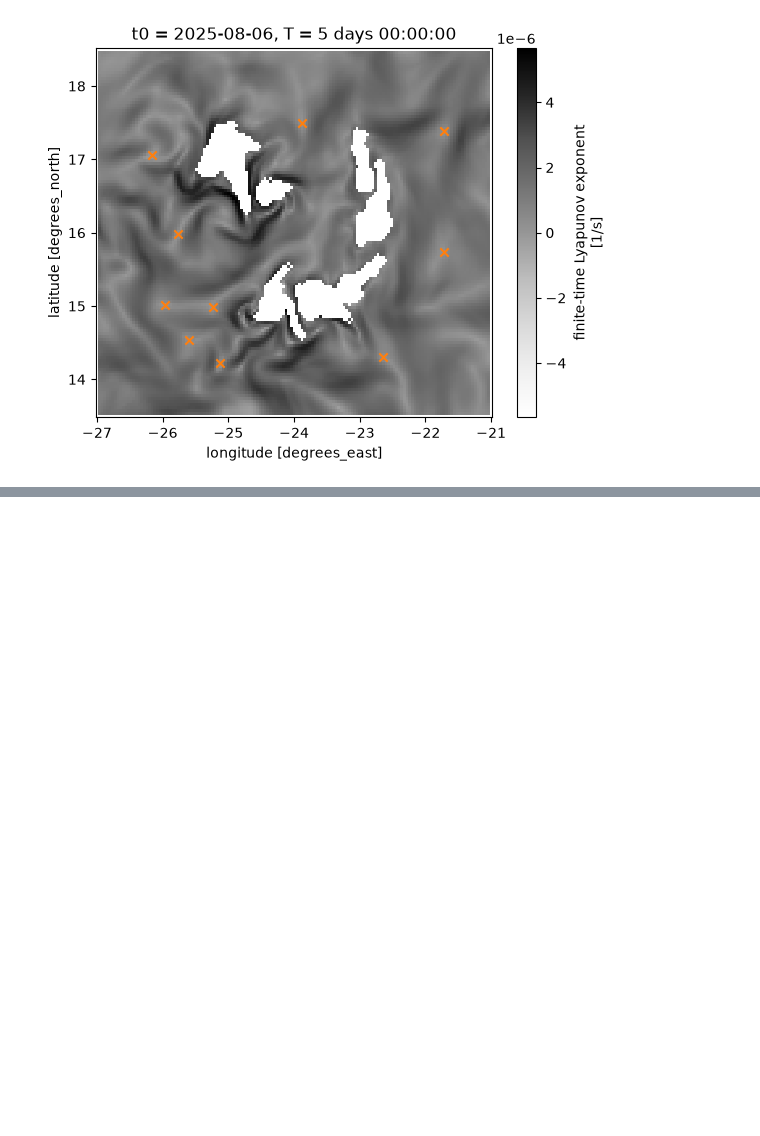
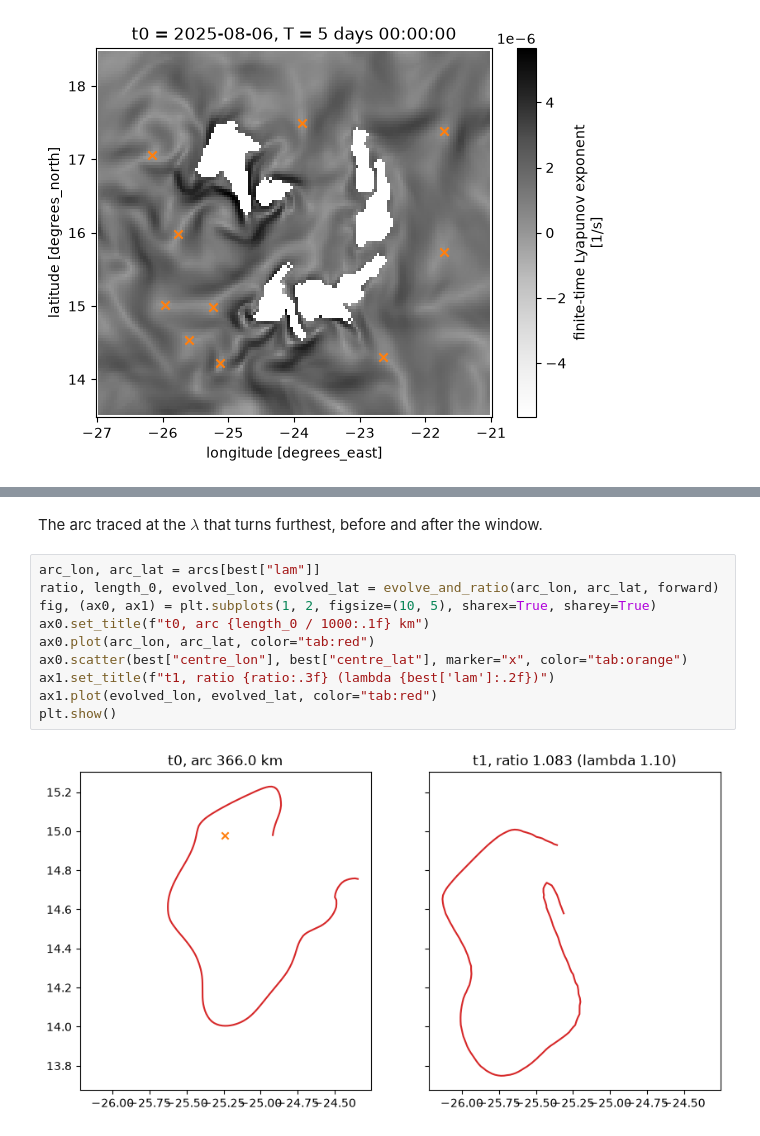
Before and after one commit to geomar-od-lagrange/lcs_parcels, a Jupyter notebook: examples/cabo_verde_vortices.ipynb, the cells around one changed output, grey strips where cells are left out. Saved outputs shown, nothing was run; the diff lists cells and outputs as text; blank space fills up the shorter version.

```diff
--- a/examples/cabo_verde_vortices.ipynb
+++ b/examples/cabo_verde_vortices.ipynb
@@ -679,0 +776,15 @@ plt.show()
+# %% [markdown]
+The arc traced at the $\lambda$ that turns furthest, before and after the
+window.
+# %%
+arc_lon, arc_lat = arcs[best["lam"]]
+ratio, length_0, evolved_lon, evolved_lat = evolve_and_ratio(arc_lon, arc_lat, forward)
+fig, (ax0, ax1) = plt.subplots(1, 2, figsize=(10, 5), sharex=True, sharey=True)
+ax0.set_title(f"t0, arc {length_0 / 1000:.1f} km")
+ax0.plot(arc_lon, arc_lat, color="tab:red")
+ax0.scatter(best["centre_lon"], best["centre_lat"], marker="x", color="tab:orange")
+ax1.set_title(f"t1, ratio {ratio:.3f} (lambda {best['lam']:.2f})")
+ax1.plot(evolved_lon, evolved_lat, color="tab:red")
+plt.show()
+# %% [output]
+[figure, added]
```
Also changed, not shown: parts of 25 cells of this notebook, 2 other files.
